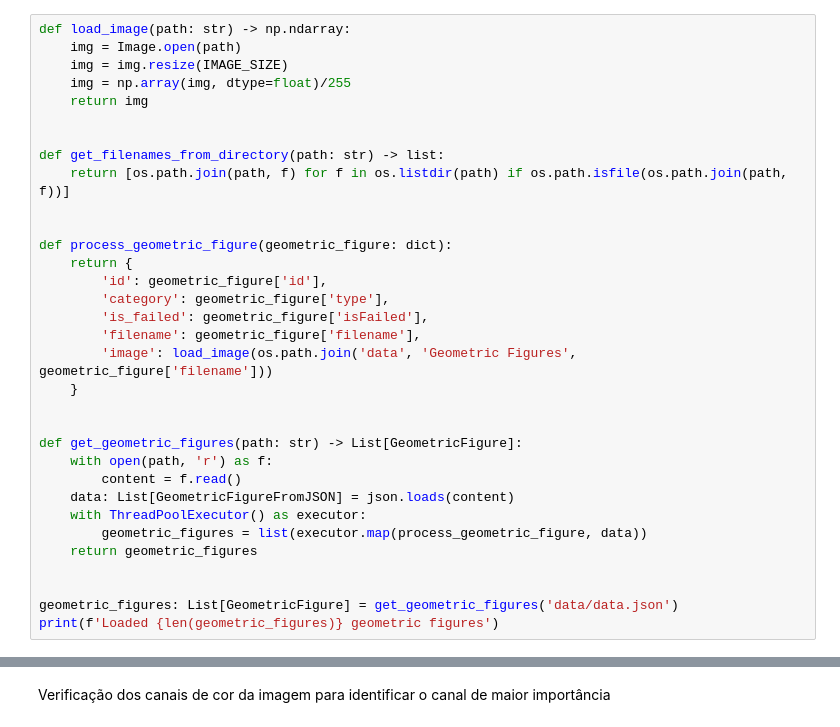
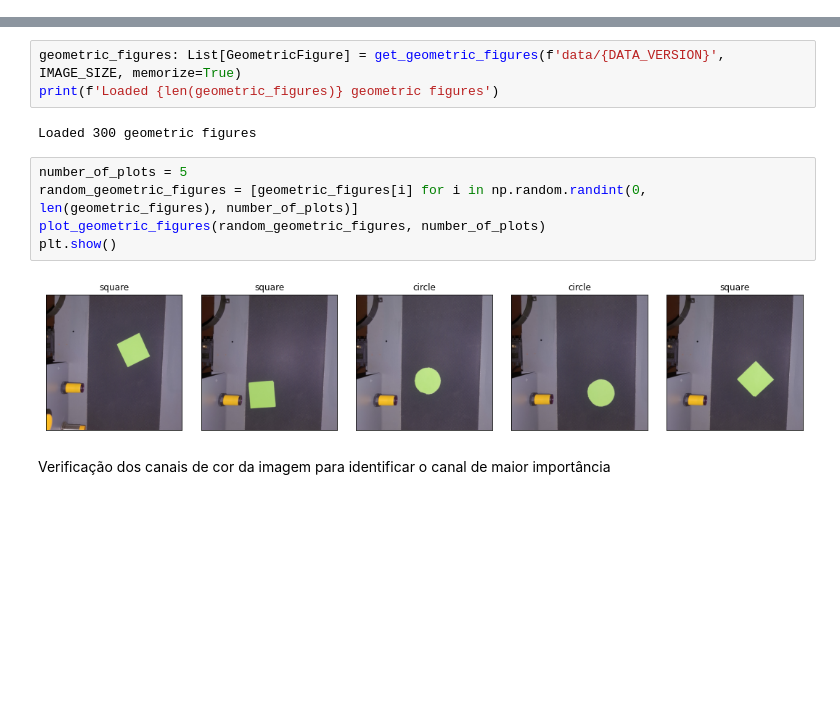
Before and after one commit to luanws/TCC, a Jupyter notebook: ai/jupyter_notebooks/geometric_figures/fit.ipynb, the cells around one changed output, grey strips where cells are left out. Drawn from its saved outputs; the diff is of its cells as text; blank space fills up the shorter version.

```diff
--- a/ai/jupyter_notebooks/geometric_figures/fit.ipynb
+++ b/ai/jupyter_notebooks/geometric_figures/fit.ipynb
@@ -30,33 +17,0 @@ class GeometricFigureFromJSON(TypedDict):
-# %%
-def load_image(path: str) -> np.ndarray:
-    img = Image.open(path)
-    img = img.resize(IMAGE_SIZE)
-    img = np.array(img, dtype=float)/255
-    return img
-
-
-def get_filenames_from_directory(path: str) -> list:
-    return [os.path.join(path, f) for f in os.listdir(path) if os.path.isfile(os.path.join(path, f))]
-
-
-def process_geometric_figure(geometric_figure: dict):
-    return {
-        'id': geometric_figure['id'],
-        'category': geometric_figure['type'],
-        'is_failed': geometric_figure['isFailed'],
-        'filename': geometric_figure['filename'],
-        'image': load_image(os.path.join('data', 'Geometric Figures', geometric_figure['filename']))
-    }
-
-
-def get_geometric_figures(path: str) -> List[GeometricFigure]:
-    with open(path, 'r') as f:
-        content = f.read()
-    data: List[GeometricFigureFromJSON] = json.loads(content)
-    with ThreadPoolExecutor() as executor:
-        geometric_figures = list(executor.map(process_geometric_figure, data))
-    return geometric_figures
-
-
-geometric_figures: List[GeometricFigure] = get_geometric_figures('data/data.json')
-print(f'Loaded {len(geometric_figures)} geometric figures')
@@ -80,3 +18,15 @@ plt.show()
+# %%
+geometric_figures: List[GeometricFigure] = get_geometric_figures(f'data/{DATA_VERSION}', IMAGE_SIZE, memorize=True)
+print(f'Loaded {len(geometric_figures)} geometric figures')
+# %% [output]
+Loaded 300 geometric figures
+# %%
+number_of_plots = 5
+random_geometric_figures = [geometric_figures[i] for i in np.random.randint(0, len(geometric_figures), number_of_plots)]
+plot_geometric_figures(random_geometric_figures, number_of_plots)
+plt.show()
+# %% [output]
+[figure, added]
 # %% [markdown]
 Verificação dos canais de cor da imagem para identificar o canal de maior importância
 # %%
```
Also changed, not shown: parts of 12 cells of this notebook, 4 other files.
